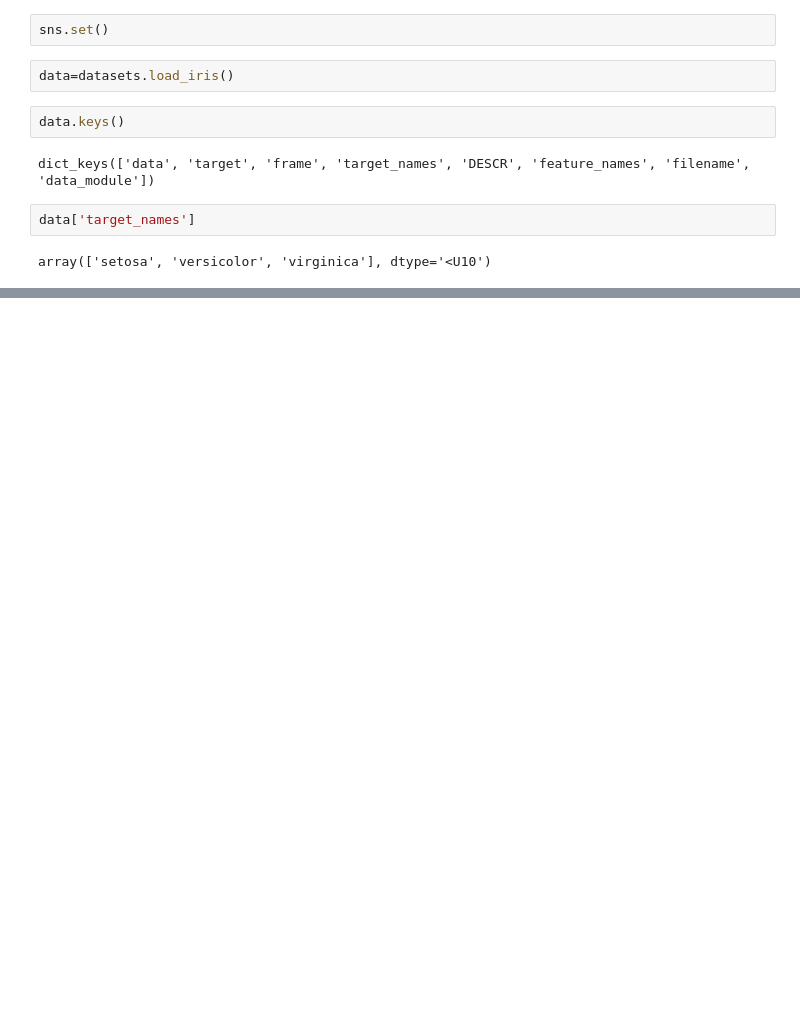
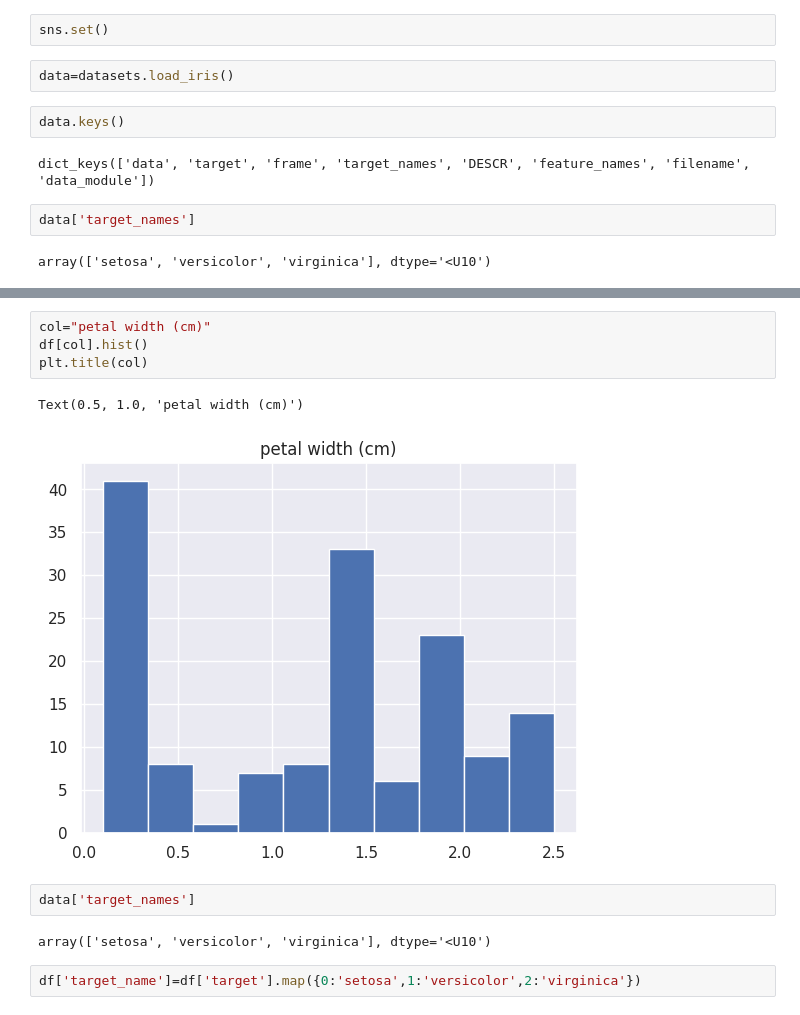
Before and after one commit to BibekRai44/basic-ml-project, a Jupyter notebook: irisdataset.ipynb, the cells around one changed output, grey strips where cells are left out. Cells and saved outputs as stored; diff of their text form; blank space fills up the shorter version.

```diff
--- a/irisdataset.ipynb
+++ b/irisdataset.ipynb
@@ -23,0 +70,13 @@ array(['setosa', 'versicolor', 'virginica'], dtype='<U10')
+# %%
+col="petal width (cm)"
+df[col].hist()
+plt.title(col)
+# %% [output]
+Text(0.5, 1.0, 'petal width (cm)')
+[figure, added]
+# %%
+data['target_names']
+# %% [output]
+array(['setosa', 'versicolor', 'virginica'], dtype='<U10')
+# %%
+df['target_name']=df['target'].map({0:'setosa',1:'versicolor',2:'virginica'})
```
Also changed, not shown: parts of 13 cells of this notebook.
